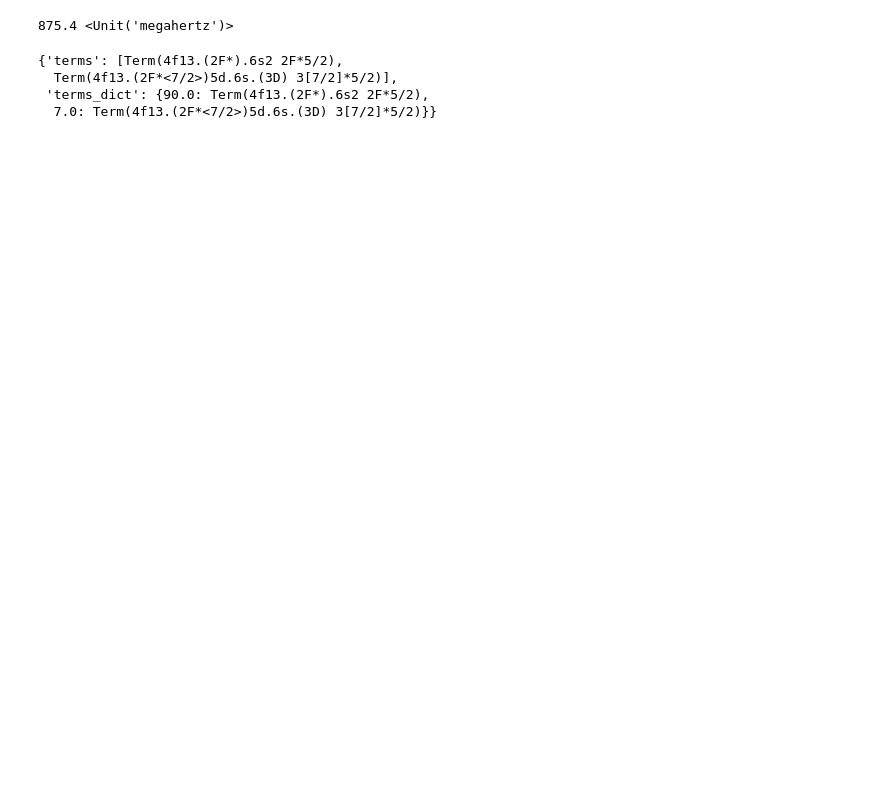
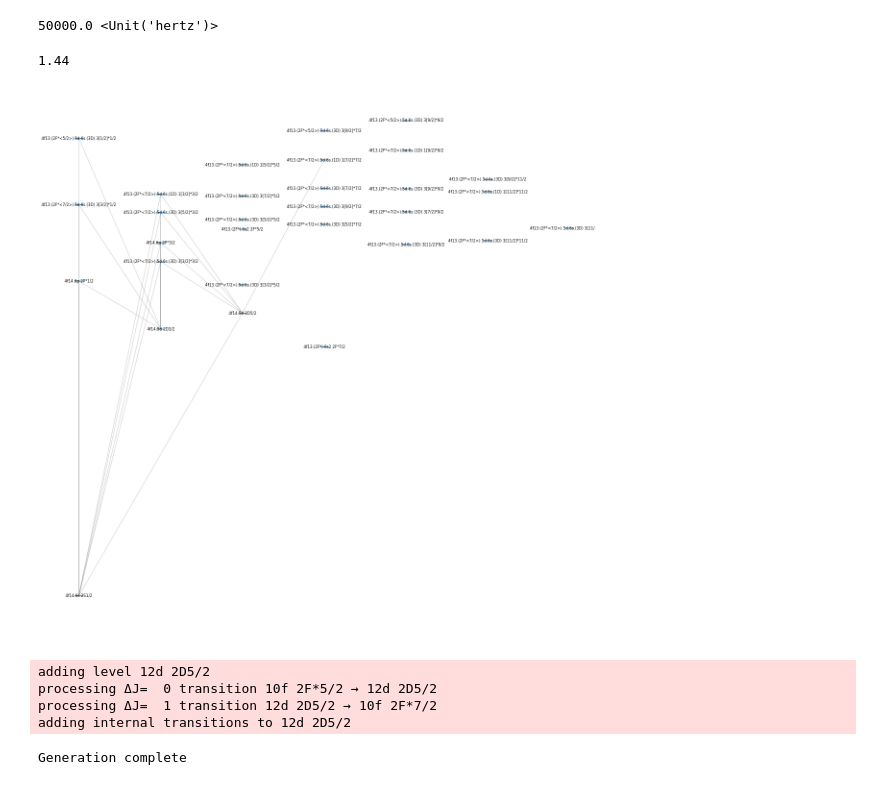
Before and after one commit to thomasdellaert/Atom-Toolkit, a Jupyter notebook: testing.ipynb, the cells around one changed output. Drawn from its saved outputs; the diff is of its cells as text; code cells hidden in the pictures; blank space fills up the shorter version.

```diff
--- a/testing.ipynb
+++ b/testing.ipynb
@@ -11,12 +10,11 @@ import numpy as np
 # %%
 resource_path = 'C:/Users/jippi/PycharmProjects/Atom-Toolkit/resources'
 
-def load_atom(species, num_levels=None, save=False, B=Q_(0.0, 'G'), load=False):
+def load_atom(species, num_levels=None, save=False, B=Q_(0.0, 'G'), load=False, **kwargs):
     if load:
         a = Atom.load(f'atoms/{species}.atom')
     else:
         df = IO.load_NIST_data(speciesdict[species]['species'])
-        display(df)
         if 'trans_path' in speciesdict[species]:
             trans_df = IO.load_transition_data(speciesdict[species]['trans_path'], columns={
                 "conf_l": "LConfiguration", "conf_u": "UConfiguration",
@@ -24,12 +22,14 @@ def load_atom(species, num_levels=None, save=False, B=Q_(0.0, 'G'), load=False):
                 "A": "A DREAM"}).dropna(subset=['A'])
         else:
             trans_df = None
+        if 'allowed' not in kwargs:
+            kwargs['allowed'] = (True, False, False)
         a = IO.generate_full_from_dataframe(df, species, speciesdict[species]['I'],
                                             num_levels=num_levels,
                                             B=B,
                                             hf_csv=f'{resource_path}/{species}_Hyperfine.csv',
                                             transitions_df=trans_df,
-                                            allowed=0b101)
+                                            allowed = kwargs['allowed'])
         if save:
             a.save(f'atoms/{species}.atom')
             a.generate_hf_csv(filename=f'{resource_path}/{species}_Hyperfine.csv')
@@ -51,9 +51,9 @@ load = False
 # whether to save the ion
 save = False
 # Name of the atom
-species = '173Yb'
+species = '171Yb'
 # Number of levels to generate
-num_levels = 20
+num_levels = 70
 # Magnetic field
 B = Q_(5.0, 'G')
 
@@ -109,21 +124,8 @@ a.transitions[('4f14.6p 2P*3/2', '4f14.6s 2S1/2')].wl
+# %%
+a.transitions[('4f14.5d 2D5/2', '4f13.(2F*<7/2>).5d.6s.(3D) 3[3/2]*3/2')].A
+# %% [output]
+50000.0 <Unit('hertz')>
 # %%
-a.levels['4f14.6p 2P*3/2'].hfA.to('MHz')
+a.levels['4f13.(2F*<7/2>).5d.6s.(3D) 3[3/2]*3/2'].lande
 # %% [output]
-875.4 <Unit('megahertz')>
+1.44
-# %%
-import pandas as pd
-pd.set_option("max_colwidth", 80)
-pd.set_option("max_rows", 80)
-
-df = IO.load_NIST_data('Yb II')
-
-from atomtoolkit.atom import MultiTerm
-
-M = MultiTerm.from_dataframe(df, 2)
-
-M.__dict__
-# %% [output]
-{'terms': [Term(4f13.(2F*).6s2 2F*5/2),
-  Term(4f13.(2F*<7/2>)5d.6s.(3D) 3[7/2]*5/2)],
- 'terms_dict': {90.0: Term(4f13.(2F*).6s2 2F*5/2),
-  7.0: Term(4f13.(2F*<7/2>)5d.6s.(3D) 3[7/2]*5/2)}}
@@ -144,0 +132,26 @@ reconstitute_conf('4f13.(2F*<7/2>).5d.6s.(3D)', None)
+# %%
+from atomtoolkit.render.grotrian import draw_levels
+plt.figure(figsize=(16, 16))
+draw_levels(a)
+plt.show()
+# %% [output]
+[figure, added]
+# %%
+# whether to load from pickle
+load = False
+# whether to save the ion
+save = False
+# Name of the atom
+species = '133Ba'
+# Number of levels to generate
+num_levels = 50
+# Magnetic field
+B = Q_(5.0, 'G')
+
+a = load_atom(species, load=load, save=save, num_levels=num_levels, B=B)
+# %% [output]
+adding level 12d 2D5/2
+processing ΔJ=  0 transition 10f 2F*5/2 → 12d 2D5/2
+processing ΔJ=  1 transition 12d 2D5/2 → 10f 2F*7/2
+adding internal transitions to 12d 2D5/2
+Generation complete
```
Also changed, not shown: parts of 17 cells of this notebook, 1 other file.
